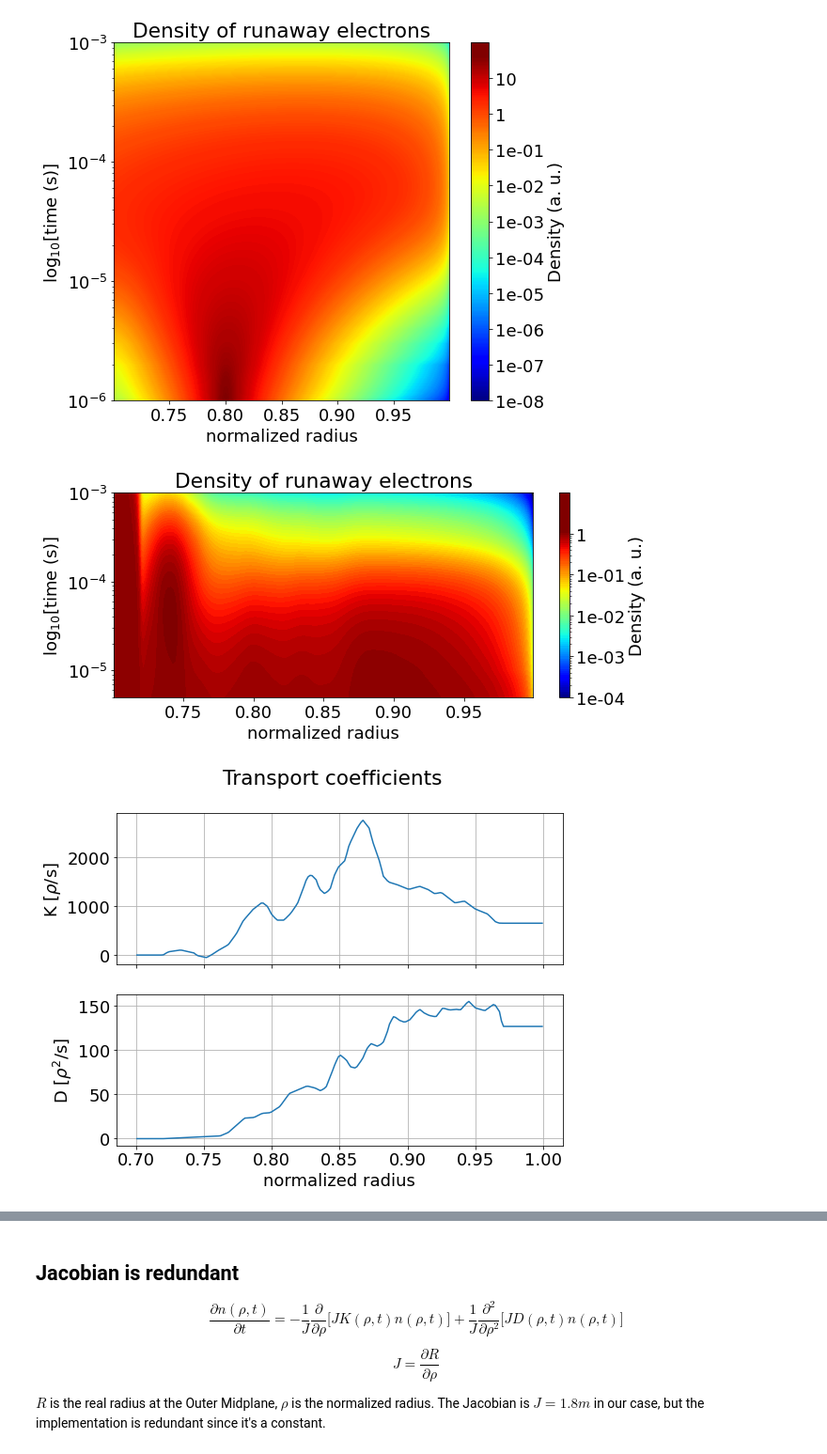
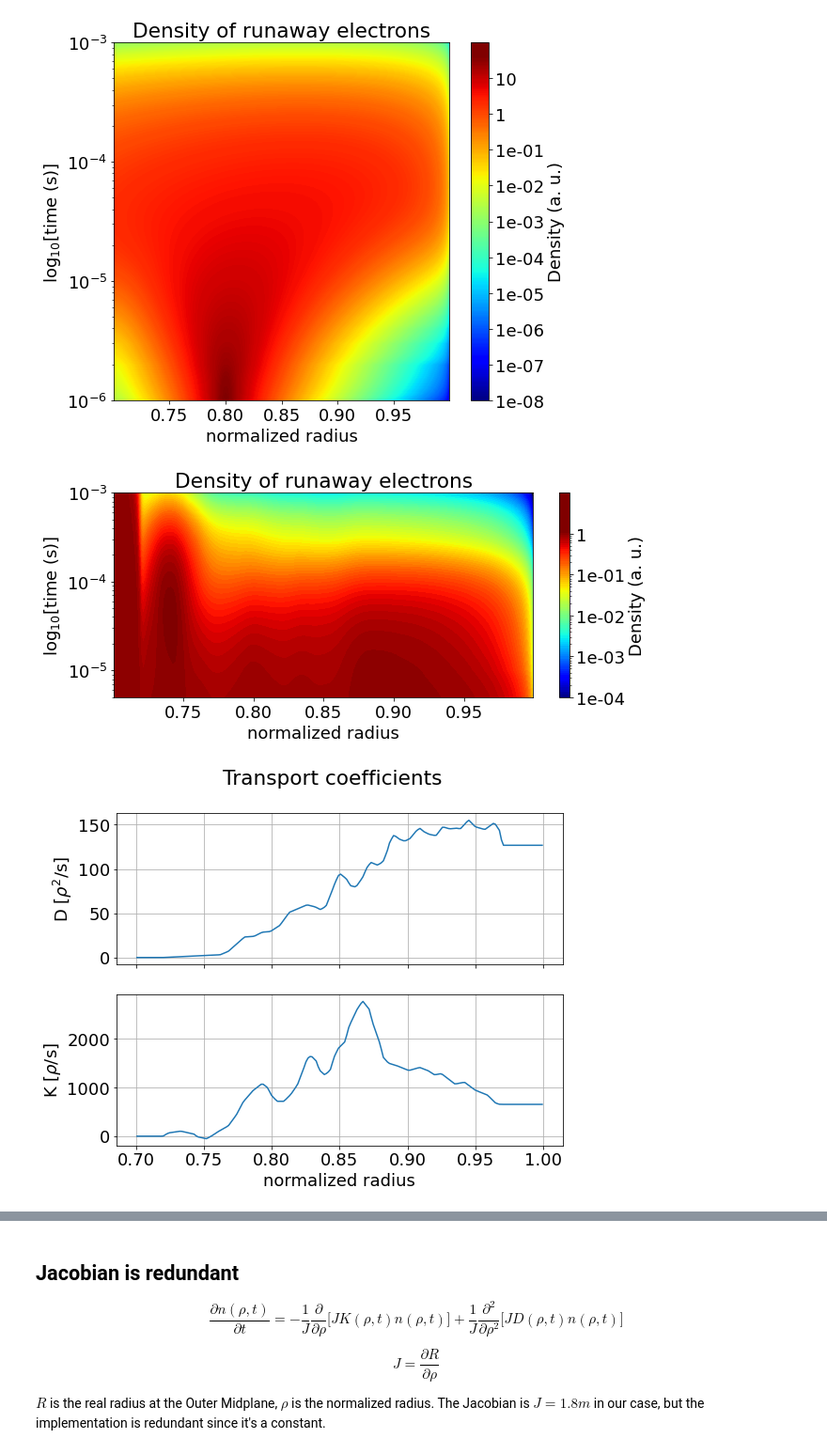
Before and after one commit to leferi99/szakdolgozat, a Jupyter notebook: main_log_EN.ipynb, the cells around one changed output, grey strips where cells are left out. Shown at 94% size. Saved outputs shown, nothing was run; the diff lists cells and outputs as text; code cells hidden in the pictures.

Commit message:
Plot labels fixed

```diff
--- a/main_log_EN.ipynb
+++ b/main_log_EN.ipynb
@@ -439,35 +439,35 @@ for i in range(nt):
 
 
 
 plot_solution(solution, levels=100, logdiff=5, ticks=5, figsize=(10,4))
 
 fig, (ax1, ax2) = plt.subplots(2, sharex=True,figsize=(8.5,6.5))
 fig.suptitle('Transport coefficients')
-ax1.plot(*conv_i.T)
+ax2.plot(*conv_i.T)
 ax1.grid(True)
-ax2.plot(*diff_i.T)
+ax1.plot(*diff_i.T)
 ax2.set_xlabel('normalized radius')
-ax1.set_ylabel(r'K [$\rho$/s]')
-ax2.set_ylabel(r'D [$\rho^2$/s]')
+ax2.set_ylabel(r'K [$\rho$/s]')
+ax1.set_ylabel(r'D [$\rho^2$/s]')
 ax2.grid(True)
 plt.savefig("coeffs.jpg", dpi=150)
 # fig_conv = plt.figure(figsize=(8.5,3))
 
 # plt.xlabel('normalized radius')
 # plt.ylabel(r'K [$\rho$/s]')
 # plt.plot(*conv_i.T)
 # plt.grid()
 # plt.title('Convection coefficient')
 # plt.savefig("conv_coeff.jpg", dpi=150)
 
 # fig_diff = plt.figure(figsize=(8.5,3))
 
 # plt.xlabel('normalized radius')
 # plt.ylabel(r'K [$\rho^2$/s]')
 # plt.plot(*diff_i.T)
 # plt.grid()
 # plt.title('Diffusion coefficient')
 # plt.savefig("diff_coeff.jpg", dpi=150)
 # %% [output]
 [figure]
-[figure, old version]
+[figure, new version]
```
Also changed, not shown: parts of 1 cell of this notebook, 4 other files.
